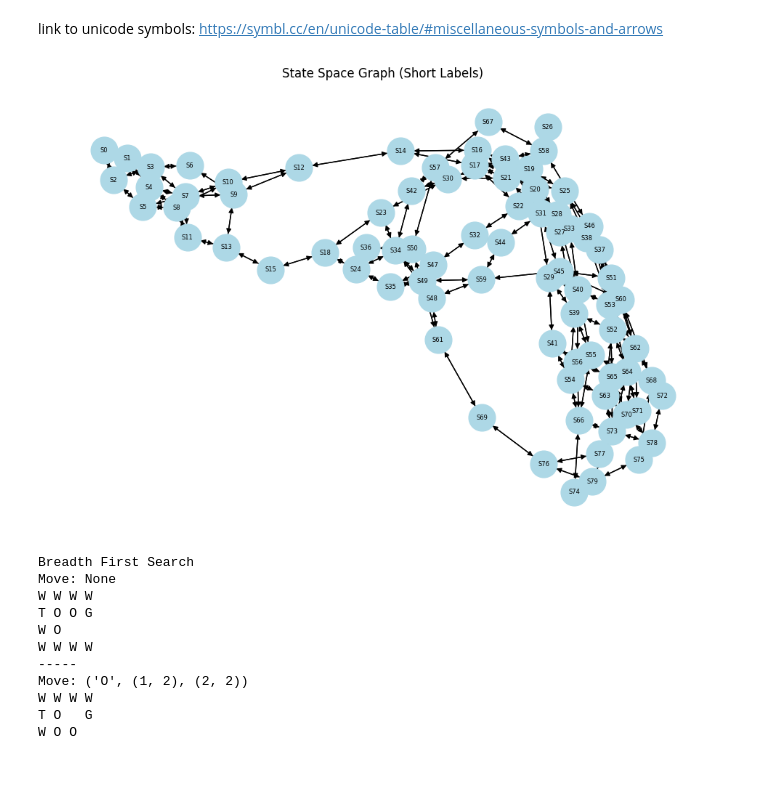
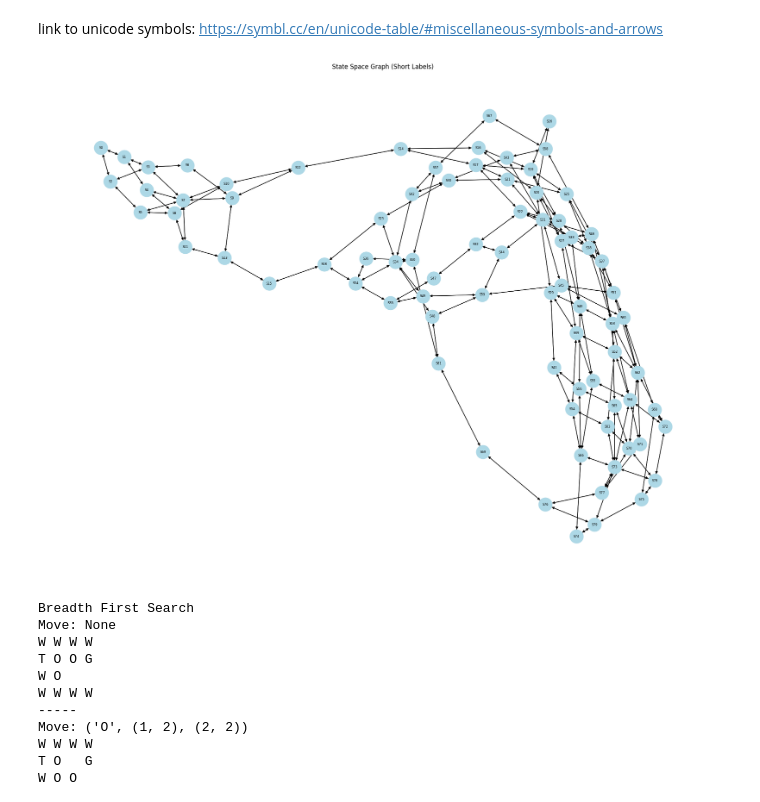
Before and after one commit to keechongwei/SC1015, a Jupyter notebook: lab8.ipynb, the cells around one changed output. Drawn from its saved outputs; the diff is of its cells as text; code cells hidden in the pictures; blank space fills up the shorter version.

```diff
--- a/lab8.ipynb
+++ b/lab8.ipynb
@@ -286,35 +226,35 @@ def visualize_state_graph(graph):
                 id_to_state[f"S{idx}"] = nb
                 idx += 1
 
     # 2) Build the NetworkX graph
     G = nx.DiGraph()
     for state, neighbors in graph.items():
         state_id = state_to_id[state]
         G.add_node(state_id)
         for nb in neighbors:
             nb_id = state_to_id[nb]
             G.add_node(nb_id)
             G.add_edge(state_id, nb_id)
 
     # 3) Draw with smaller node size and font
     pos = nx.spring_layout(G, seed=42)
-    plt.figure(figsize=(12, 8))
+    plt.figure(figsize=(24, 18))
     nx.draw_networkx(
         G,
         pos,
         with_labels=True,
         node_size=700,
         node_color="lightblue",
         arrows=True,
         font_size=6
     )
     plt.title("State Space Graph (Short Labels)")
     plt.axis("off")
     plt.show()
 graph = build_state_graph(mazeTuple)
 visualize_state_graph(graph)
 # %% [output]
-[figure, old version]
+[figure, new version]
 # %%
 # Breadth-First Search
 def bfs_search_nodes(initial_grid, goal_test):
```
Also changed, not shown: parts of 1 cell of this notebook.
